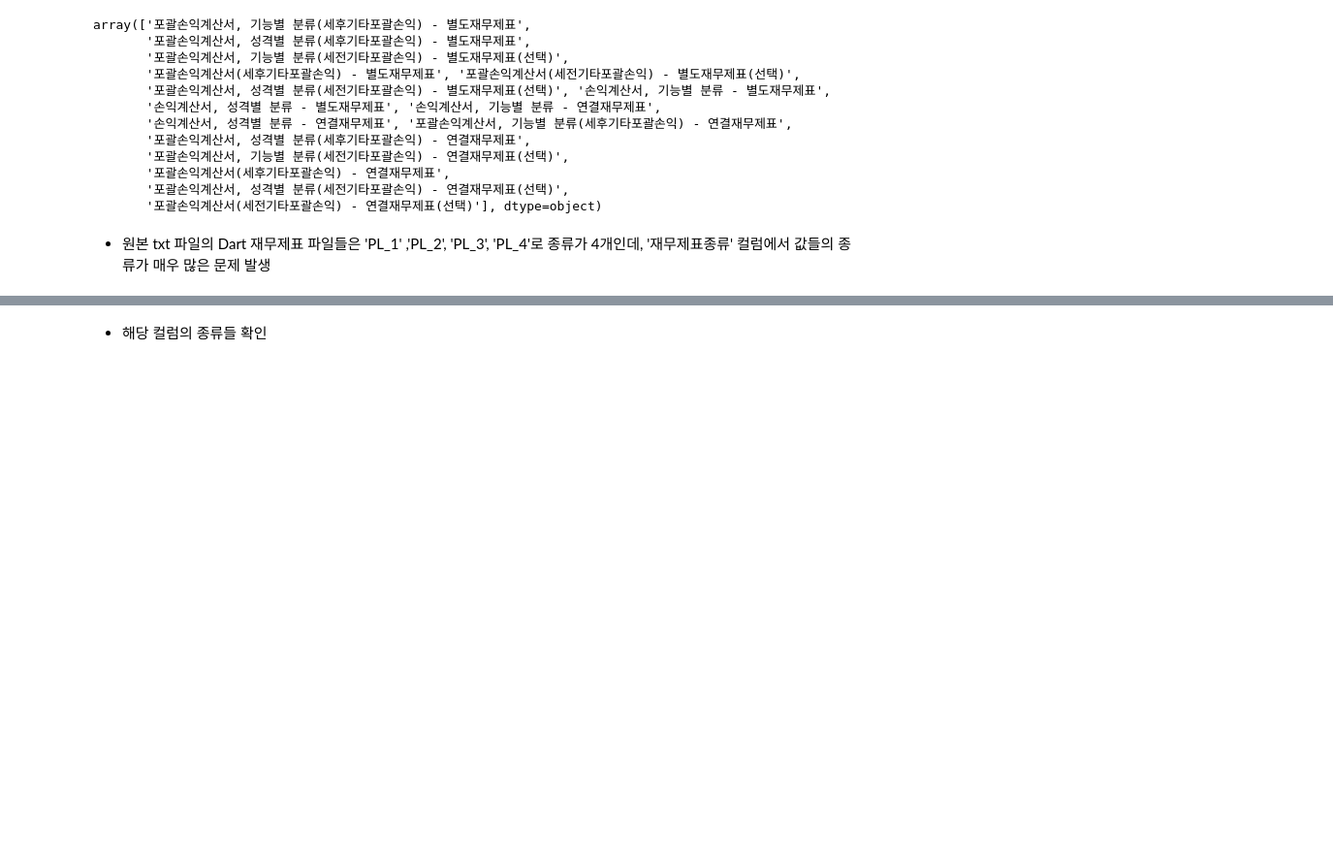
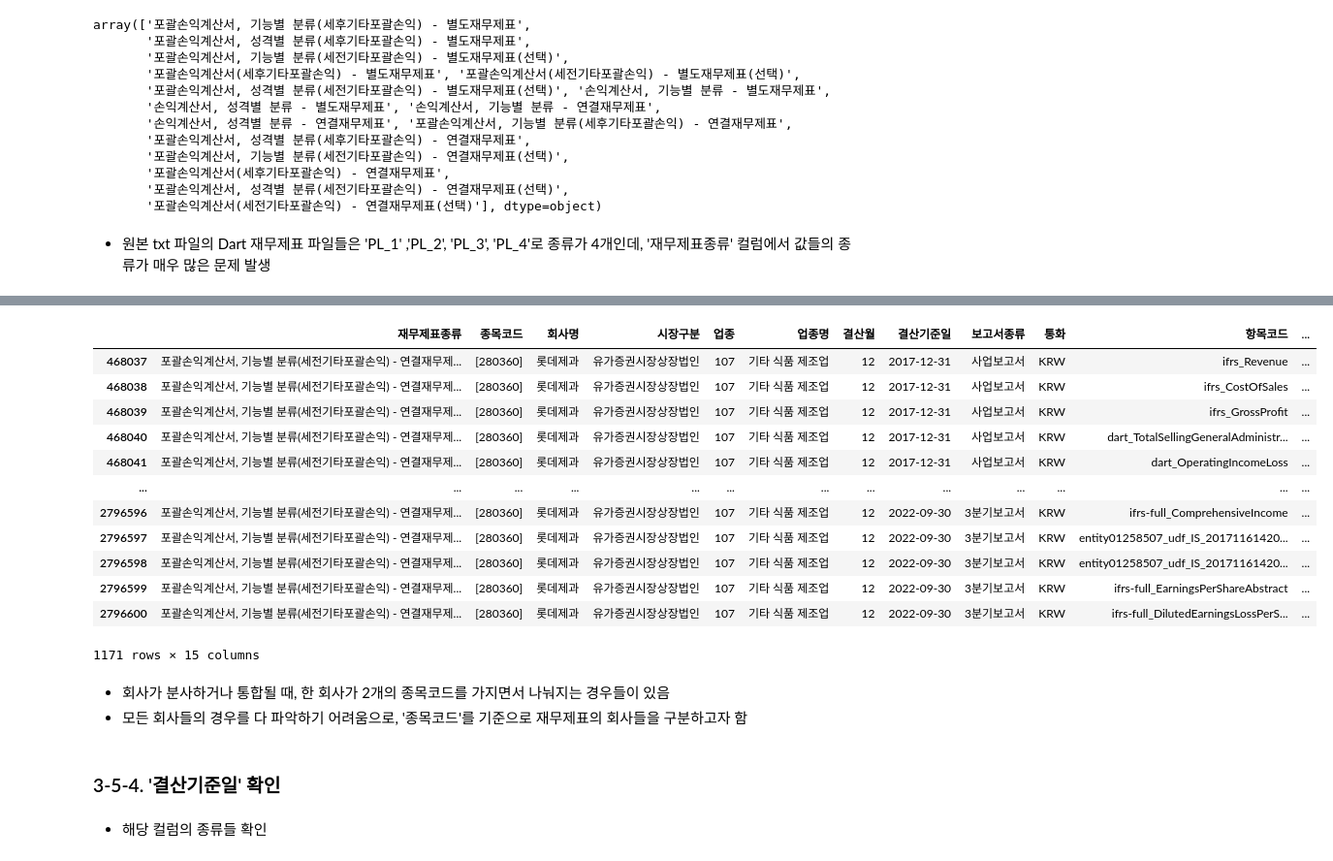
Before and after one commit to Ryong1998/snowball, a Jupyter notebook: 2_Data_Preparation.ipynb, the cells around one changed output, grey strips where cells are left out. Shown at 97% size. Drawn from its saved outputs; the diff is of its cells as text; code cells hidden in the pictures; blank space fills up the shorter version.

```diff
--- a/2_Data_Preparation.ipynb
+++ b/2_Data_Preparation.ipynb
@@ -2092,3 +2125,24 @@ len(set())
+# %%
+df_Dart_PL.loc[df_Dart_PL['종목코드']=='[280360]',:]
+# %% [output]
+|  | 재무제표종류 | 종목코드 | 회사명 | 시장구분 | 업종 | 업종명 | 결산월 | 결산기준일 | 보고서종류 | 통화 | 항목코드 | ... |
+| 468037 | 포괄손익계산서, 기능별 분류(세전기타포괄손익) - 연결재무제... | [280360] | 롯데제과 | 유가증권시장상장법인 | 107 | 기타 식품 제조업 | 12 | 2017-12-31 | 사업보고서 | KRW | ifrs_Revenue | ... |
+| 468038 | 포괄손익계산서, 기능별 분류(세전기타포괄손익) - 연결재무제... | [280360] | 롯데제과 | 유가증권시장상장법인 | 107 | 기타 식품 제조업 | 12 | 2017-12-31 | 사업보고서 | KRW | ifrs_CostOfSales | ... |
+| 468039 | 포괄손익계산서, 기능별 분류(세전기타포괄손익) - 연결재무제... | [280360] | 롯데제과 | 유가증권시장상장법인 | 107 | 기타 식품 제조업 | 12 | 2017-12-31 | 사업보고서 | KRW | ifrs_GrossProfit | ... |
+| 468040 | 포괄손익계산서, 기능별 분류(세전기타포괄손익) - 연결재무제... | [280360] | 롯데제과 | 유가증권시장상장법인 | 107 | 기타 식품 제조업 | 12 | 2017-12-31 | 사업보고서 | KRW | dart_TotalSellingGeneralAdministr... | ... |
+| 468041 | 포괄손익계산서, 기능별 분류(세전기타포괄손익) - 연결재무제... | [280360] | 롯데제과 | 유가증권시장상장법인 | 107 | 기타 식품 제조업 | 12 | 2017-12-31 | 사업보고서 | KRW | dart_OperatingIncomeLoss | ... |
+| ... | ... | ... | ... | ... | ... | ... | ... | ... | ... | ... | ... | ... |
+| 2796596 | 포괄손익계산서, 기능별 분류(세전기타포괄손익) - 연결재무제... | [280360] | 롯데제과 | 유가증권시장상장법인 | 107 | 기타 식품 제조업 | 12 | 2022-09-30 | 3분기보고서 | KRW | ifrs-full_ComprehensiveIncome | ... |
+| 2796597 | 포괄손익계산서, 기능별 분류(세전기타포괄손익) - 연결재무제... | [280360] | 롯데제과 | 유가증권시장상장법인 | 107 | 기타 식품 제조업 | 12 | 2022-09-30 | 3분기보고서 | KRW | entity01258507_udf_IS_20171161420... | ... |
+| 2796598 | 포괄손익계산서, 기능별 분류(세전기타포괄손익) - 연결재무제... | [280360] | 롯데제과 | 유가증권시장상장법인 | 107 | 기타 식품 제조업 | 12 | 2022-09-30 | 3분기보고서 | KRW | entity01258507_udf_IS_20171161420... | ... |
+| 2796599 | 포괄손익계산서, 기능별 분류(세전기타포괄손익) - 연결재무제... | [280360] | 롯데제과 | 유가증권시장상장법인 | 107 | 기타 식품 제조업 | 12 | 2022-09-30 | 3분기보고서 | KRW | ifrs-full_EarningsPerShareAbstract | ... |
+| 2796600 | 포괄손익계산서, 기능별 분류(세전기타포괄손익) - 연결재무제... | [280360] | 롯데제과 | 유가증권시장상장법인 | 107 | 기타 식품 제조업 | 12 | 2022-09-30 | 3분기보고서 | KRW | ifrs-full_DilutedEarningsLossPerS... | ... |
+1171 rows × 15 columns
+# %% [markdown]
+- 회사가 분사하거나 통합될 때, 한 회사가 2개의 종목코드를 가지면서 나눠지는 경우들이 있음
+- 모든 회사들의 경우를 다 파악하기 어려움으로, '종목코드'를 기준으로 재무제표의 회사들을 구분하고자 함
+# %% [markdown]
+### 3-5-4. '결산기준일' 확인
 # %% [markdown]
 - 해당 컬럼의 종류들 확인
 # %%
```
Also changed, not shown: parts of 91 cells of this notebook.
